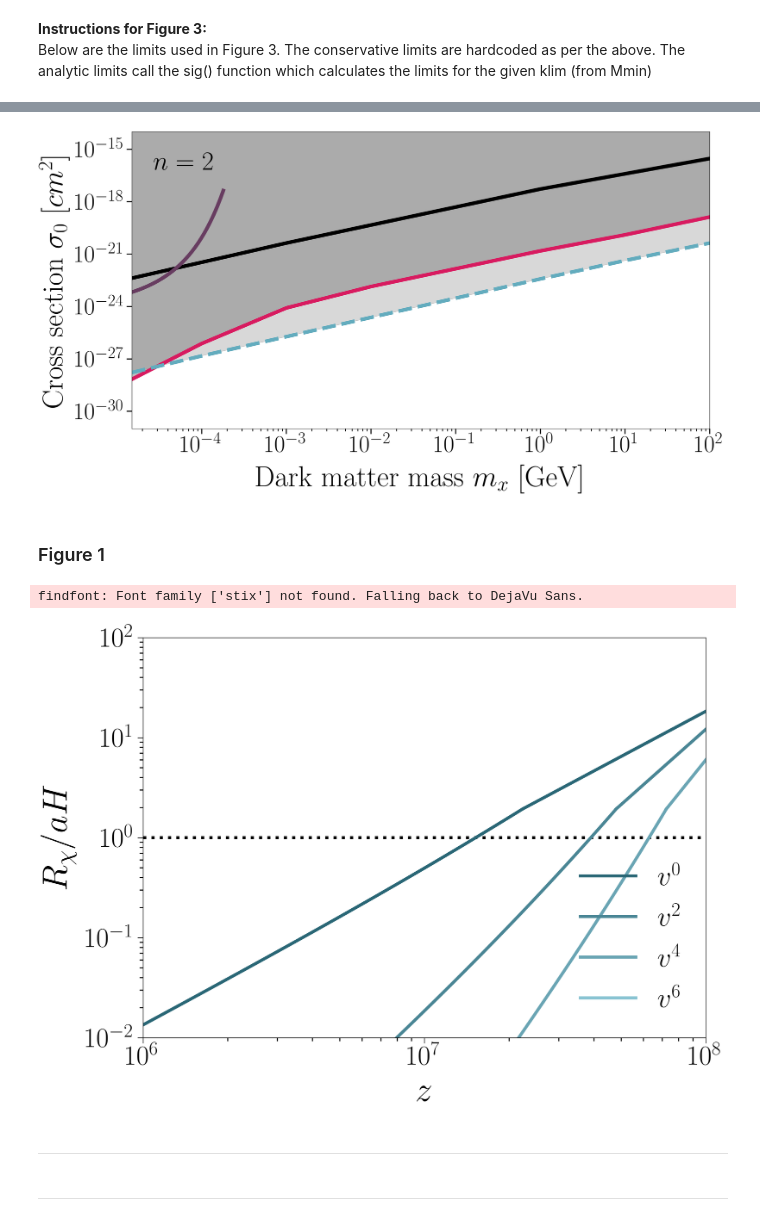
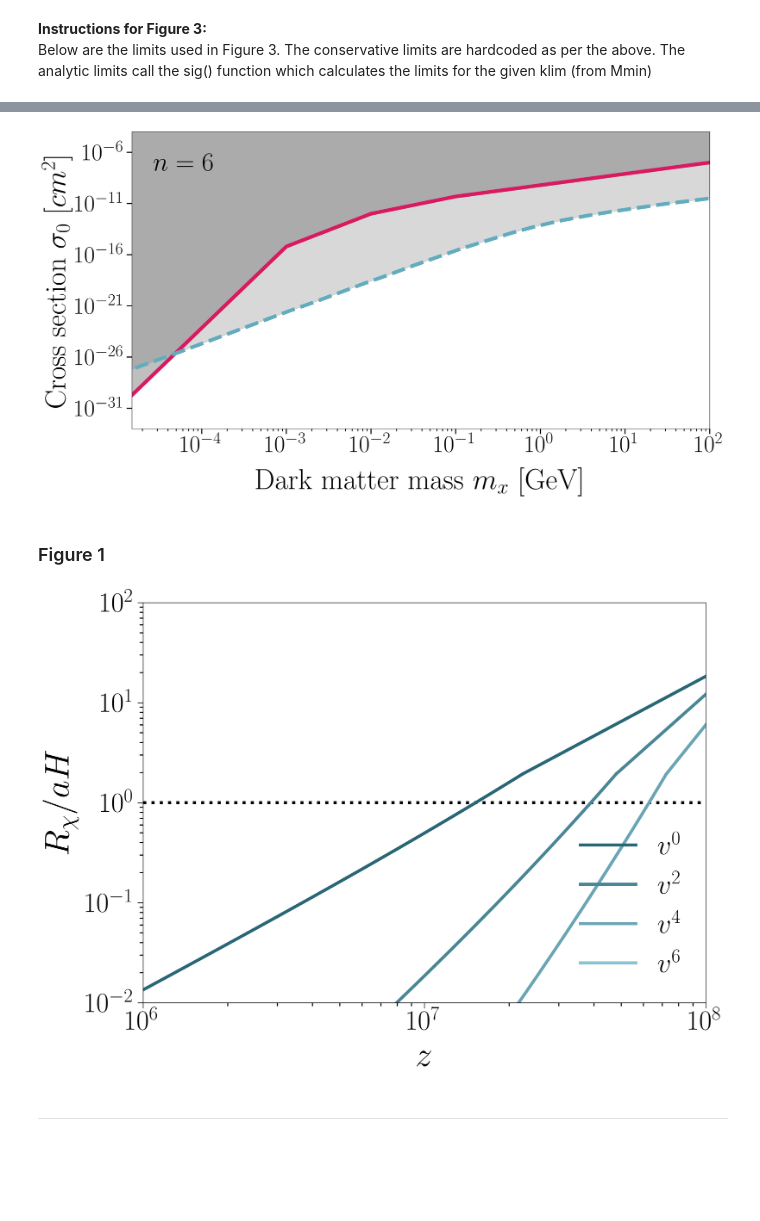
Before and after one commit to maamari/velocitydependentlimits, a Jupyter notebook: velocityDependentLimits.ipynb, the cells around one changed output, grey strips where cells are left out. Drawn from its saved outputs; the diff is of its cells as text; code cells hidden in the pictures; blank space fills up the shorter version.

```diff
--- a/velocityDependentLimits.ipynb
+++ b/velocityDependentLimits.ipynb
@@ -253,6 +253,12 @@ class VDS0():
             ax.plot(ks,pk[:255]/pk0[:255],linewidth=lw,linestyle=ls,color=c,label=label,alpha=alpha)
 
         return (pk[:255])/pk0[:255],ks,sigma
+
+    def transfer(self,k,mwdm):
+        lambda_fs = (0.049*(mwdm**(-1.11))*((self.Omega_m/0.25)**(0.11))*((self.h/0.7)**1.22))
+        alpha = lambda_fs
+        transfer = (1+(alpha*k)**(2*self.nu))**(-5./self.nu)
+        return transfer
 # %%
 vds0 = VDS0()
 # %% [markdown]
@@ -577,57 +521,50 @@ plt.figure(figsize=(18,10))
 # plt.fill_between(mass, sigs0_anal, 1, color='grey', alpha=0.3)
 # plt.fill_between(mass, sigs0cons, 1, color='grey', alpha=0.5)
 # plt.text(2.7e-5,6.5e-17,"$n=0$",fontsize=50)
 # plt.yticks([1e-30,1e-27,1e-24,1e-21,1e-18,1e-15],["$10^{-30}$","$10^{-27}$","$10^{-24}$","$10^{-21}$","$10^{-18}$","$10^{-15}$"])
 # plt.ylim(1e-31,1e-14)
 
 ###### n=2 ######
-plt.loglog(mass_eft,sigs2_eft,label="CMB",linestyle='-',c='k',lw=7)
-plt.loglog(massFIRAS,firasN2,label="FIRAS",linestyle='-',c='#683d61',lw=7)
-plt.loglog(mass,sigs2cons,label="Numerical limit",linestyle='-',c='#D81B60',lw=7)
-plt.loglog(mass, sigs2_anal, label="Analytic estimate",lw=7,linestyle='--',c='#63acbe')
-plt.fill_between(mass, sigs2_anal, 1, color='grey', alpha=0.3)
-plt.fill_between(mass, sigs2cons, 1, color='grey', alpha=0.5)
-plt.text(2.7e-5,6.5e-17,"$n=2$",fontsize=50)
-plt.yticks([1e-30,1e-27,1e-24,1e-21,1e-18,1e-15],["$10^{-30}$","$10^{-27}$","$10^{-24}$","$10^{-21}$","$10^{-18}$","$10^{-15}$"])
-plt.ylim(1e-31,1e-14)
+# plt.loglog(mass_eft,sigs2_eft,label="CMB",linestyle='-',c='k',lw=7)
+# plt.loglog(mass,sigs2cons,label="Numerical limit",linestyle='-',c='#D81B60',lw=7)
+# plt.loglog(mass, sigs2_anal, label="Analytic estimate",lw=7,linestyle='--',c='#63acbe')
+# plt.fill_between(mass, sigs2_anal, 1, color='grey', alpha=0.3)
+# plt.fill_between(mass, sigs2cons, 1, color='grey', alpha=0.5)
+# plt.text(2.7e-5,6.5e-17,"$n=2$",fontsize=50)
+# plt.yticks([1e-30,1e-27,1e-24,1e-21,1e-18,1e-15],["$10^{-30}$","$10^{-27}$","$10^{-24}$","$10^{-21}$","$10^{-18}$","$10^{-15}$"])
+# plt.ylim(1e-31,1e-14)
 
 ###### n=4 ######
 # plt.loglog(mass_eft,sigs4_eft,label="CMB",linestyle='-',c='k',lw=7)
-# plt.loglog(massFIRAS,firasN4,label="FIRAS",linestyle='-',c='#683d61',lw=7)
 # plt.loglog(mass,sigs4cons,label="Numerical limit",linestyle='-',c='#D81B60',lw=7)
 # plt.loglog(mass, sigs4_anal, label="Analytic estimate",lw=7,linestyle='--',c='#63acbe')
 # plt.fill_between(mass, sigs4_anal, 20, color='grey', alpha=0.3)
 # plt.fill_between(mass, sigs4cons, 20, color='grey', alpha=0.5)
 # plt.text(2.7e-5,1.5e-8,"$n=4$",fontsize=50)
 # plt.yticks([1e-31,1e-26,1e-21,1e-16,1e-11,1e-6],["$10^{-31}$","$10^{-26}$","$10^{-21}$","$10^{-16}$","$10^{-11}$","$10^{-6}$"])
 # plt.ylim(1e-33,1e-4)
 
 ###### n=6 ######
-# plt.loglog(mass_eft6,sigs6_eft,label="CMB",linestyle='-',c='k',lw=7)
-# plt.loglog(massFIRAS,firasN6,label="FIRAS",linestyle='-',c='#683d61',lw=7)
-# plt.loglog(mass,sigs6cons,label="Numerical limit",linestyle='-',c='#D81B60',lw=7)
-# plt.loglog(mass6, sigs6_anal, label="Analytic estimate",lw=7,linestyle='--',c='#63acbe')
-# plt.fill_between(mass6, sigs6_anal, 20, color='grey', alpha=0.3)
-# plt.fill_between(mass, sigs6cons, 20, color='grey', alpha=0.5)
-# plt.text(2.7e-5,1.5e-8,"$n=6$",fontsize=50)
-# plt.yticks([1e-31,1e-26,1e-21,1e-16,1e-11,1e-6],["$10^{-31}$","$10^{-26}$","$10^{-21}$","$10^{-16}$","$10^{-11}$","$10^{-6}$"])
-# plt.ylim(1e-33,1e-4)
+plt.loglog(mass_eft6,sigs6_eft,label="CMB",linestyle='-',c='k',lw=7)
+plt.loglog(mass,sigs6cons,label="Numerical limit",linestyle='-',c='#D81B60',lw=7)
+plt.loglog(mass6, sigs6_anal, label="Analytic estimate",lw=7,linestyle='--',c='#63acbe')
+plt.fill_between(mass6, sigs6_anal, 20, color='grey', alpha=0.3)
+plt.fill_between(mass, sigs6cons, 20, color='grey', alpha=0.5)
+plt.text(2.7e-5,1.5e-8,"$n=6$",fontsize=50)
+plt.yticks([1e-31,1e-26,1e-21,1e-16,1e-11,1e-6],["$10^{-31}$","$10^{-26}$","$10^{-21}$","$10^{-16}$","$10^{-11}$","$10^{-6}$"])
+plt.ylim(1e-33,1e-4)
 
 plt.xlim(1.5e-5,1e2)
 # plt.ylim(1e-30,1e-9)
 plt.ylabel(r"Cross section $\sigma_0$ [$cm^2$]",fontsize=55,labelpad=5)
 plt.xlabel(r"Dark matter mass $m_x$ [GeV]",fontsize=55,labelpad=20)
 # plt.legend(fontsize=40,loc='upper right',framealpha=0.4)
 plt.tick_params(labelsize=45,length=10,width=2)
 plt.tick_params(which='minor',length=5,width=1.5)
 
 plt.tight_layout()
-# plt.savefig("plots/limits/limits_n0_CAE.png")
-plt.savefig("plots/limits/limits_n2_CAE.png")
-# plt.savefig("plots/limits/limits_n4_CAE.png")
-# plt.savefig("plots/limits/limits_n6_CA.png")
 # %% [output]
-[figure, old version]
+[figure, new version]
 # %% [markdown]
 ### Figure 1
 # %%
@@ -688,9 +625,6 @@ plt.legend(loc=4,fontsize=40,framealpha=0)
 plt.tight_layout()
 plt.savefig("Rx_aH.png")
 # %% [output]
-findfont: Font family ['stix'] not found. Falling back to DejaVu Sans.
-[figure, old version]
+[figure, new version]
 # %% [markdown]
 ---
-# %% [markdown]
----
```
Also changed, not shown: parts of 11 cells of this notebook, 3 other files.
